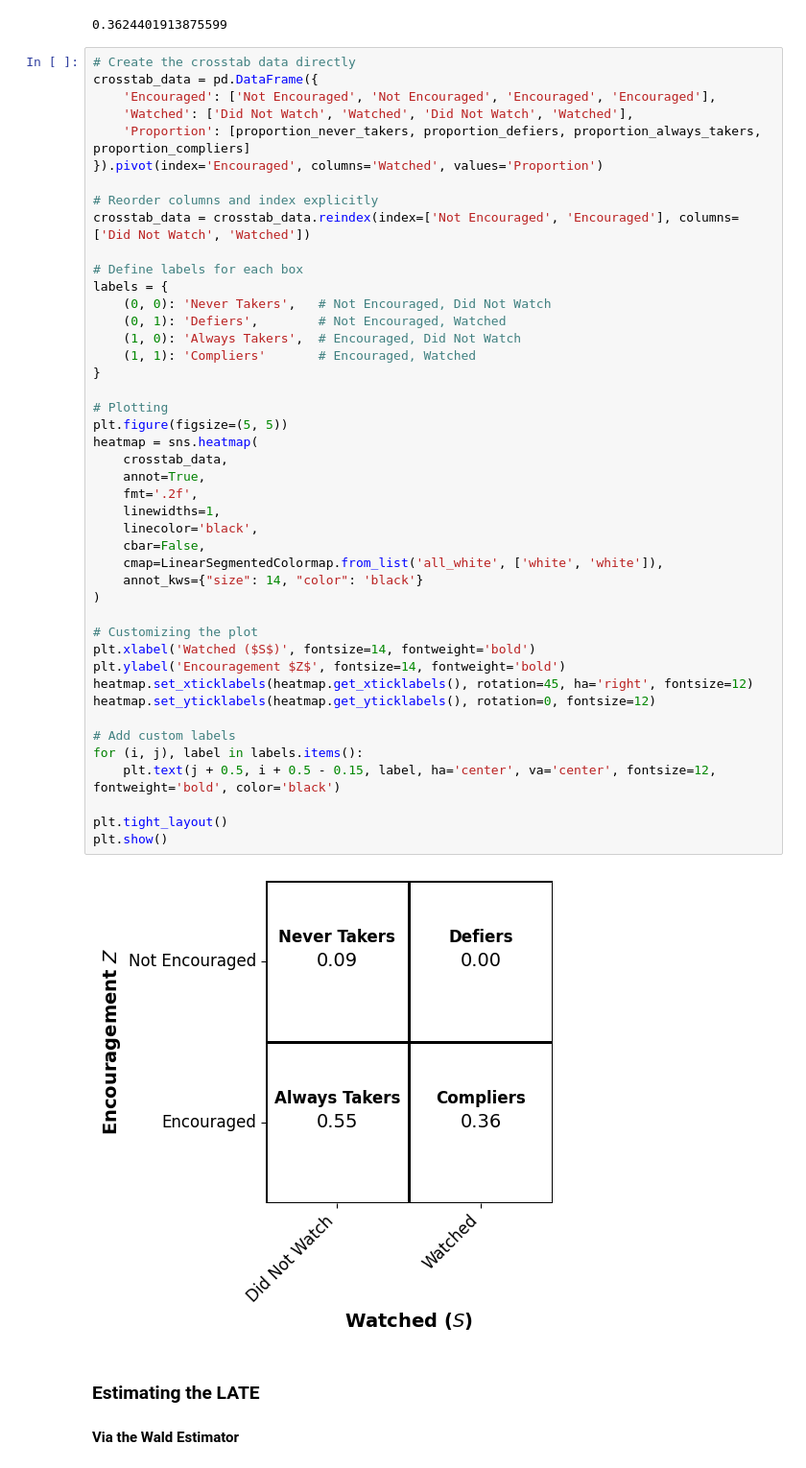
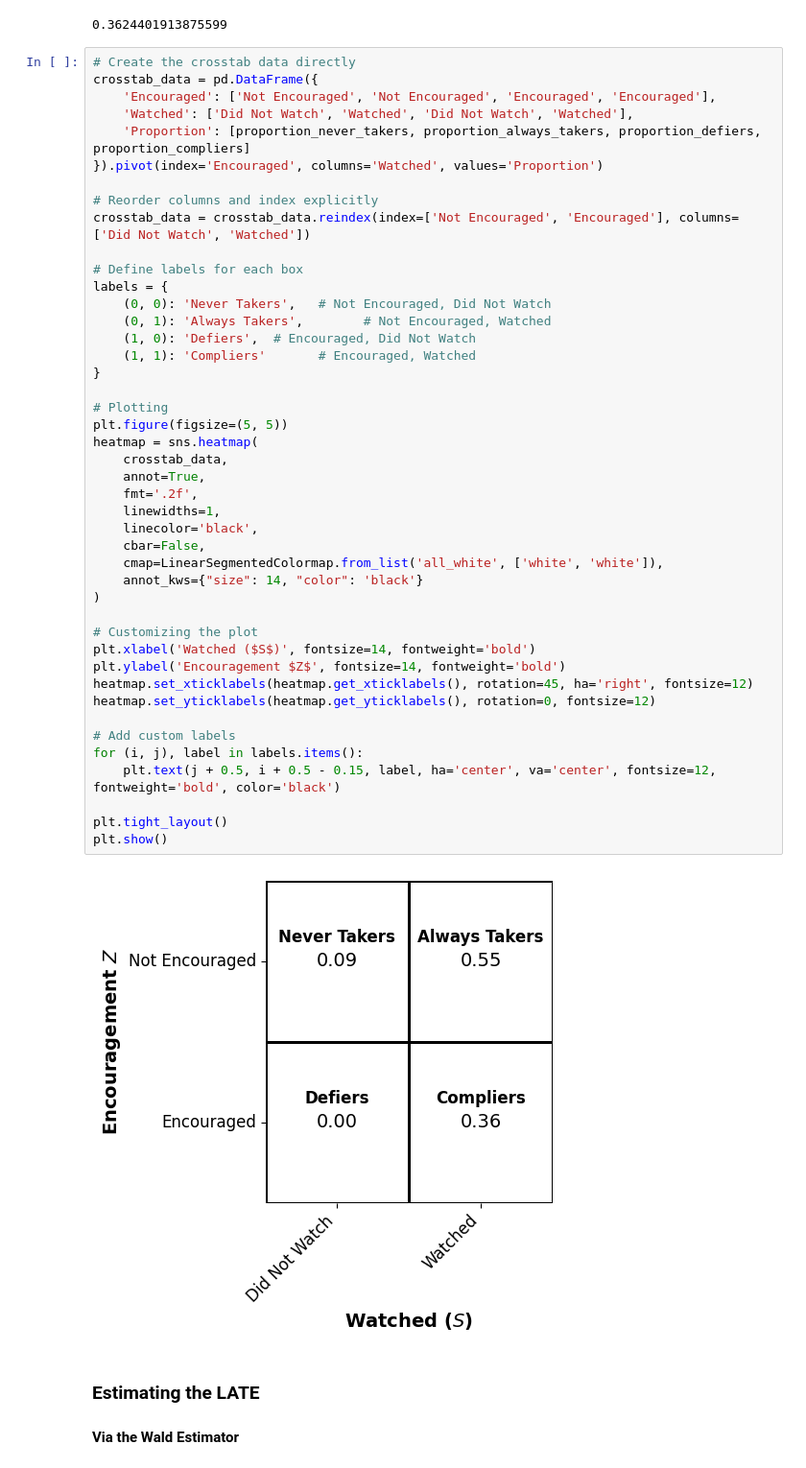
Before and after one commit to dapivei/causal-infere, a Jupyter notebook: sections/10_Instruments.ipynb, the cells around one changed output. Shown: that part at 96% size. Cells and saved outputs as stored; diff of their text form.

Commit message:
proportions fixed

```diff
--- a/sections/10_Instruments.ipynb
+++ b/sections/10_Instruments.ipynb
@@ -360,7 +382,7 @@ proportion_compliers
 crosstab_data = pd.DataFrame({
     'Encouraged': ['Not Encouraged', 'Not Encouraged', 'Encouraged', 'Encouraged'],
     'Watched': ['Did Not Watch', 'Watched', 'Did Not Watch', 'Watched'],
-    'Proportion': [proportion_never_takers, proportion_defiers, proportion_always_takers, proportion_compliers]
+    'Proportion': [proportion_never_takers, proportion_always_takers, proportion_defiers, proportion_compliers]
 }).pivot(index='Encouraged', columns='Watched', values='Proportion')
 
 # Reorder columns and index explicitly
@@ -369,38 +391,38 @@ crosstab_data = crosstab_data.reindex(index=['Not Encouraged', 'Encouraged'], co
 # Define labels for each box
 labels = {
     (0, 0): 'Never Takers',   # Not Encouraged, Did Not Watch
-    (0, 1): 'Defiers',        # Not Encouraged, Watched
-    (1, 0): 'Always Takers',  # Encouraged, Did Not Watch
+    (0, 1): 'Always Takers',        # Not Encouraged, Watched
+    (1, 0): 'Defiers',  # Encouraged, Did Not Watch
     (1, 1): 'Compliers'       # Encouraged, Watched
 }
 
 # Plotting
 plt.figure(figsize=(5, 5))
 heatmap = sns.heatmap(
     crosstab_data,
     annot=True,
     fmt='.2f',
     linewidths=1,
     linecolor='black',
     cbar=False,
     cmap=LinearSegmentedColormap.from_list('all_white', ['white', 'white']),
     annot_kws={"size": 14, "color": 'black'}
 )
 
 # Customizing the plot
 plt.xlabel('Watched ($S$)', fontsize=14, fontweight='bold')
 plt.ylabel('Encouragement $Z$', fontsize=14, fontweight='bold')
 heatmap.set_xticklabels(heatmap.get_xticklabels(), rotation=45, ha='right', fontsize=12)
 heatmap.set_yticklabels(heatmap.get_yticklabels(), rotation=0, fontsize=12)
 
 # Add custom labels
 for (i, j), label in labels.items():
     plt.text(j + 0.5, i + 0.5 - 0.15, label, ha='center', va='center', fontsize=12, fontweight='bold', color='black')
 
 plt.tight_layout()
 plt.show()
 # %% [output]
-[figure, old version]
+[figure, new version]
 # %% [markdown]
 ### Estimating the LATE
 
```
Also changed, not shown: parts of 17 cells of this notebook.
